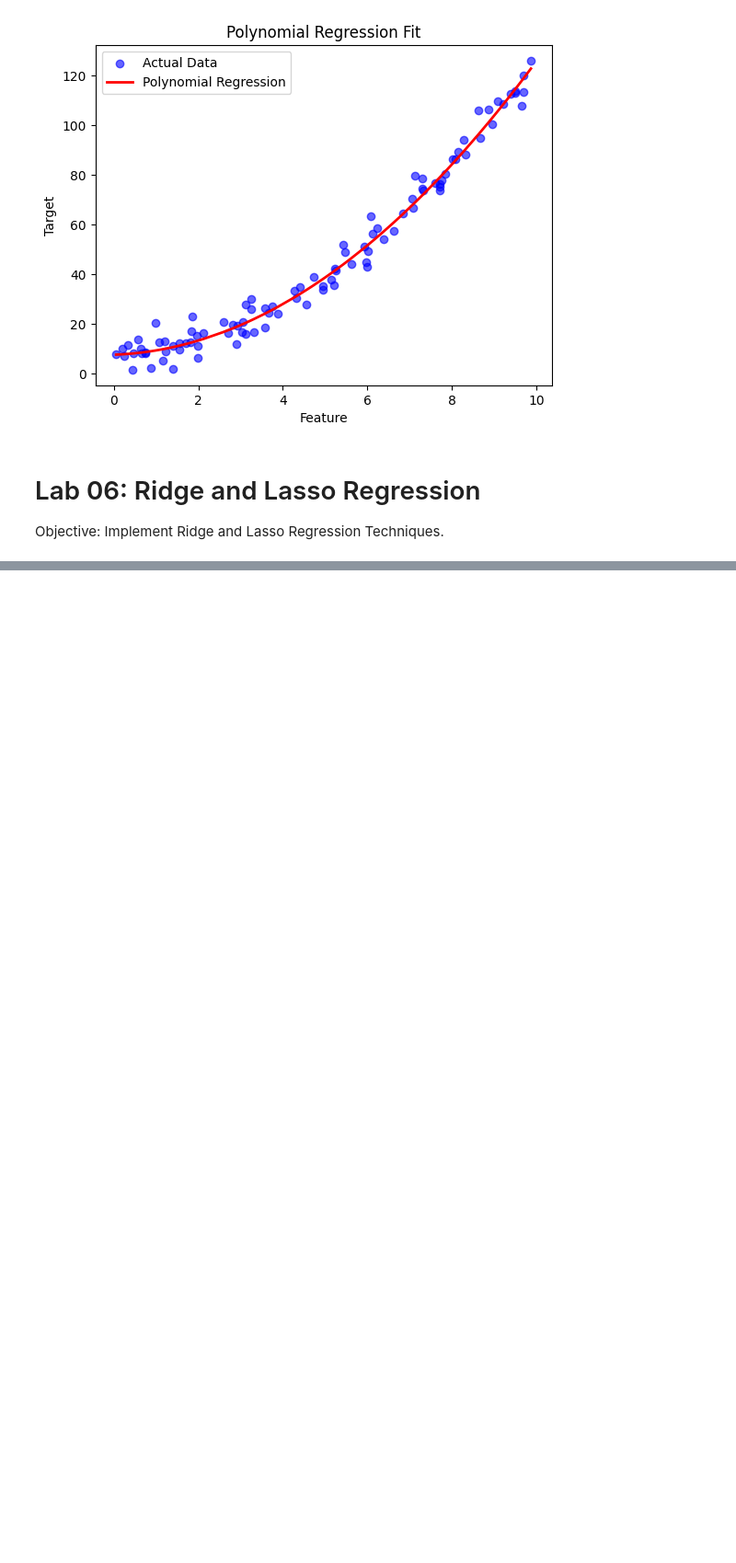
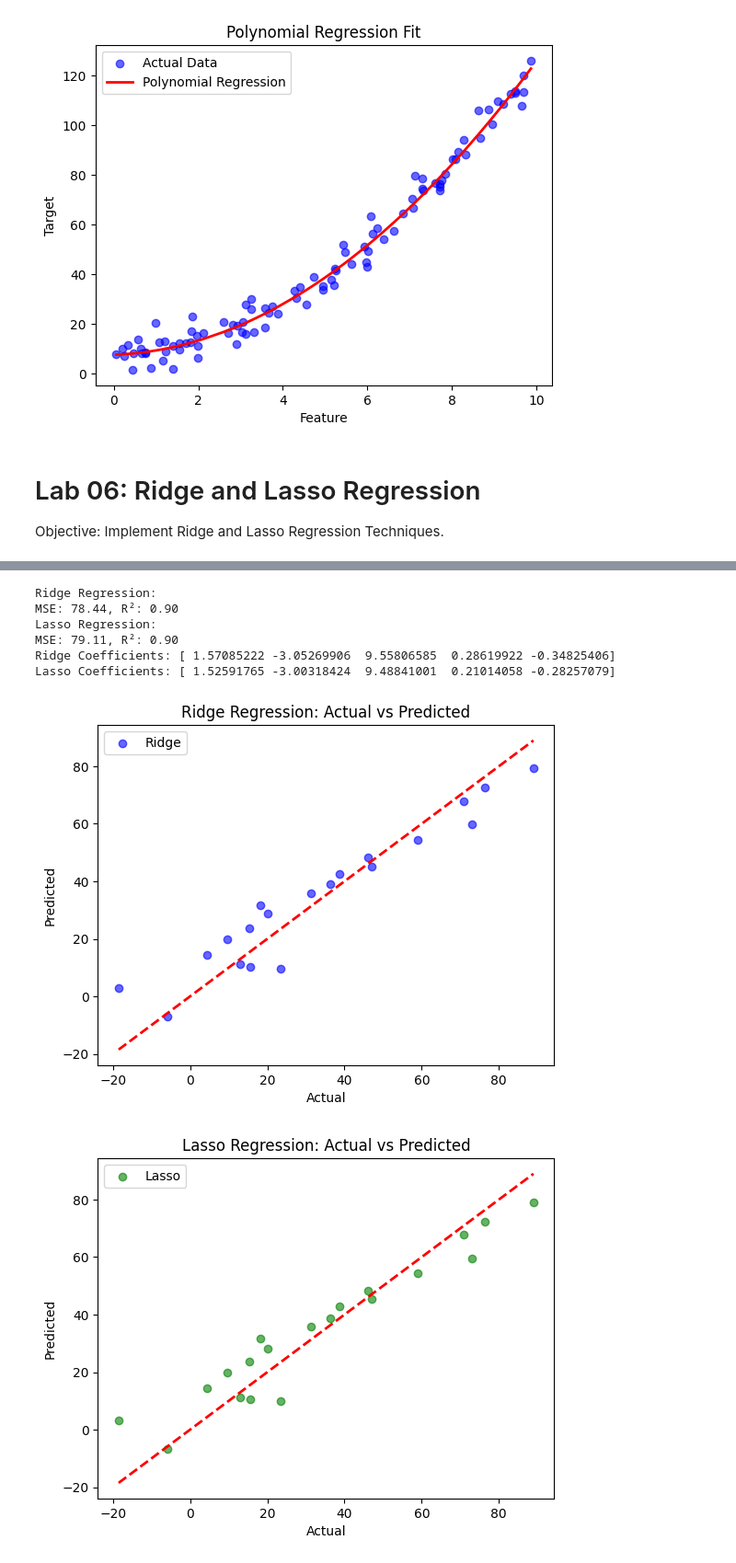
Before and after one commit to shivannadm/Data_Science_path, a Jupyter notebook: Lab_Exercise_09_Data_Science.ipynb, the cells around one changed output, grey strips where cells are left out. Shown at 92% size. Saved outputs shown, nothing was run; the diff lists cells and outputs as text; code cells hidden in the pictures; blank space fills up the shorter version.

```diff
--- a/Lab_Exercise_09_Data_Science.ipynb
+++ b/Lab_Exercise_09_Data_Science.ipynb
@@ -414,0 +436,64 @@ Objective: Implement Ridge and Lasso Regression Techniques.
+# %%
+import numpy as np
+import pandas as pd
+import matplotlib.pyplot as plt
+from sklearn.model_selection import train_test_split
+from sklearn.linear_model import Ridge, Lasso
+from sklearn.metrics import mean_squared_error, r2_score
+
+# Generate synthetic data
+np.random.seed(42)
+X = np.random.rand(100, 5) * 10
+y = 5 + 2 * X[:, 0] - 3 * X[:, 1] + X[:, 2]**2 - 0.5 * X[:, 3] + np.random.randn(100) * 5
+
+# Split the dataset
+X_train, X_test, y_train, y_test = train_test_split(X, y, test_size=0.2, random_state=42)
+
+# Ridge Regression
+ridge_model = Ridge(alpha=1.0)
+ridge_model.fit(X_train, y_train)
+y_pred_ridge = ridge_model.predict(X_test)
+ridge_mse = mean_squared_error(y_test, y_pred_ridge)
+ridge_r2 = r2_score(y_test, y_pred_ridge)
+
+# Lasso Regression
+lasso_model = Lasso(alpha=0.5)
+lasso_model.fit(X_train, y_train)
+y_pred_lasso = lasso_model.predict(X_test)
+lasso_mse = mean_squared_error(y_test, y_pred_lasso)
+lasso_r2 = r2_score(y_test, y_pred_lasso)
+
+# Print results
+print(f"Ridge Regression:\nMSE: {ridge_mse:.2f}, R²: {ridge_r2:.2f}")
+print(f"Lasso Regression:\nMSE: {lasso_mse:.2f}, R²: {lasso_r2:.2f}")
+
+# Compare coefficients
+print(f"Ridge Coefficients: {ridge_model.coef_}")
+print(f"Lasso Coefficients: {lasso_model.coef_}")
+
+# Visualize Ridge Predictions
+plt.scatter(y_test, y_pred_ridge, color='blue', alpha=0.6, label='Ridge')
+plt.plot([y_test.min(), y_test.max()], [y_test.min(), y_test.max()], color='red', linestyle='--', linewidth=2)
+plt.title('Ridge Regression: Actual vs Predicted')
+plt.xlabel('Actual')
+plt.ylabel('Predicted')
+plt.legend()
+plt.show()
+
+# Visualize Lasso Predictions
+plt.scatter(y_test, y_pred_lasso, color='green', alpha=0.6, label='Lasso')
+plt.plot([y_test.min(), y_test.max()], [y_test.min(), y_test.max()], color='red', linestyle='--', linewidth=2)
+plt.title('Lasso Regression: Actual vs Predicted')
+plt.xlabel('Actual')
+plt.ylabel('Predicted')
+plt.legend()
+plt.show()
+# %% [output]
+Ridge Regression:
+MSE: 78.44, R²: 0.90
+Lasso Regression:
+MSE: 79.11, R²: 0.90
+Ridge Coefficients: [ 1.57085222 -3.05269906  9.55806585  0.28619922 -0.34825406]
+Lasso Coefficients: [ 1.52591765 -3.00318424  9.48841001  0.21014058 -0.28257079]
+[figure, added]
+[figure, added]
```
Also changed, not shown: parts of 4 cells of this notebook.
